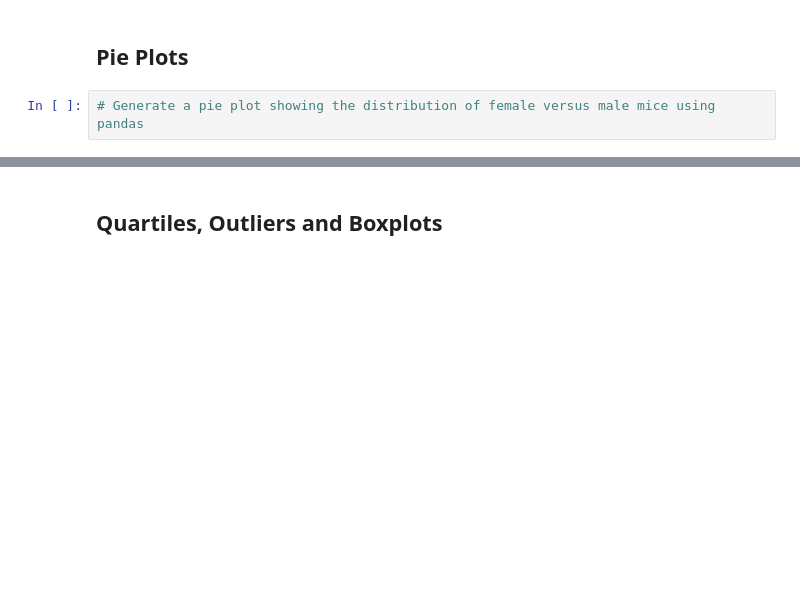
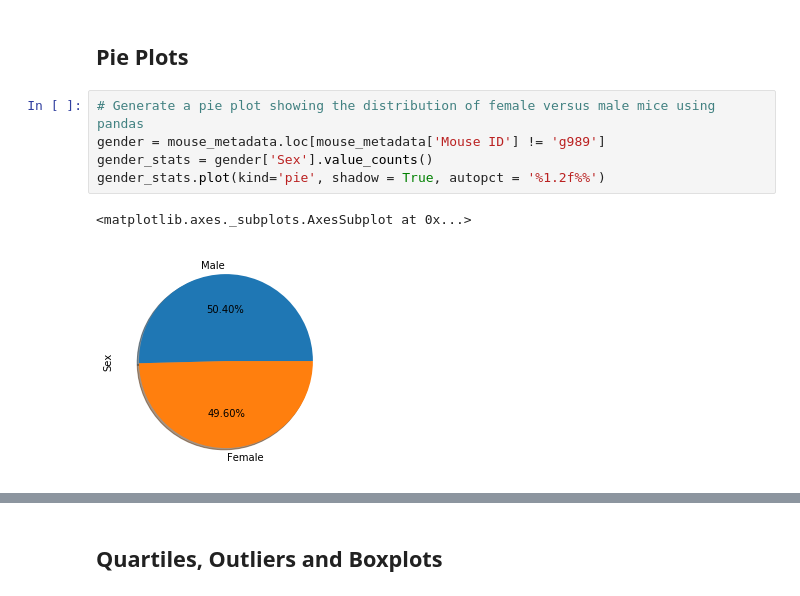
Before and after one commit to rmoesw01/matplotlib-challenge, a Jupyter notebook: Pymaceuticals/pymaceuticals_starter.ipynb, the cells around one changed output, grey strips where cells are left out. Cells and saved outputs as stored; diff of their text form; blank space fills up the shorter version.

```diff
--- a/Pymaceuticals/pymaceuticals_starter.ipynb
+++ b/Pymaceuticals/pymaceuticals_starter.ipynb
@@ -82,5 +136,11 @@ Length: 1893, dtype: bool
 ## Pie Plots
 # %%
 # Generate a pie plot showing the distribution of female versus male mice using pandas
+gender = mouse_metadata.loc[mouse_metadata['Mouse ID'] != 'g989']
+gender_stats = gender['Sex'].value_counts()
+gender_stats.plot(kind='pie', shadow = True, autopct = '%1.2f%%')
+# %% [output]
+<matplotlib.axes._subplots.AxesSubplot at 0x...>
+[figure, added]
 # %%
 # Generate a pie plot showing the distribution of female versus male mice using pyplot
```
Also changed, not shown: parts of 19 cells of this notebook.
